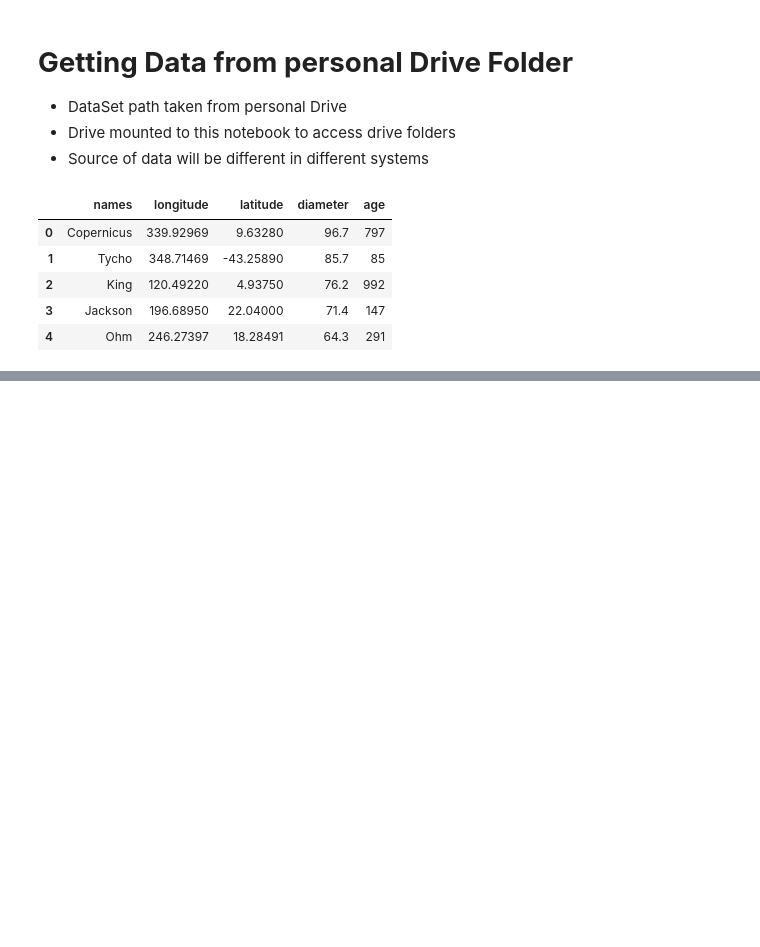
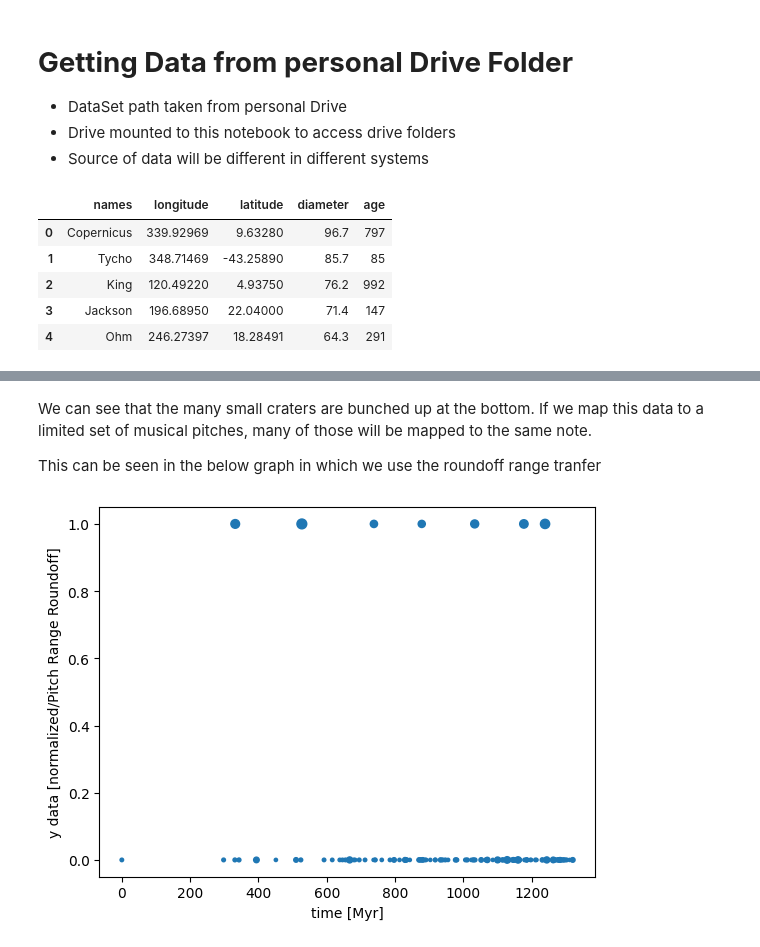
Before and after one commit to Scjatto/PyCollab, a Jupyter notebook: Sonifiication.ipynb, the cells around one changed output, grey strips where cells are left out. Drawn from its saved outputs; the diff is of its cells as text; code cells hidden in the pictures; blank space fills up the shorter version.

```diff
--- a/Sonifiication.ipynb
+++ b/Sonifiication.ipynb
@@ -32,0 +142,15 @@ df.head(5) #take a look at first 5 rows
+# %% [markdown]
+We can see that the many small craters are bunched up at the bottom. If we map this data to a limited set of musical pitches, many of those will be mapped to the same note.
+
+This can be seen in the below graph in which we use the roundoff range tranfer
+# %%
+pitch_data_round = np.zeros(num_data_points)
+for idx in range (num_data_points):
+    pitch_data_round[idx] = map_value(diameters[idx], 0, max(diameters), 0,1, True)
+
+plt.scatter(times_myrs, pitch_data_round, s=50*pitch_data)
+plt.xlabel('time [Myr]')
+plt.ylabel('y data [normalized/Pitch Range Roundoff]')
+plt.show()
+# %% [output]
+[figure, added]
```
Also changed, not shown: parts of 34 cells of this notebook.
